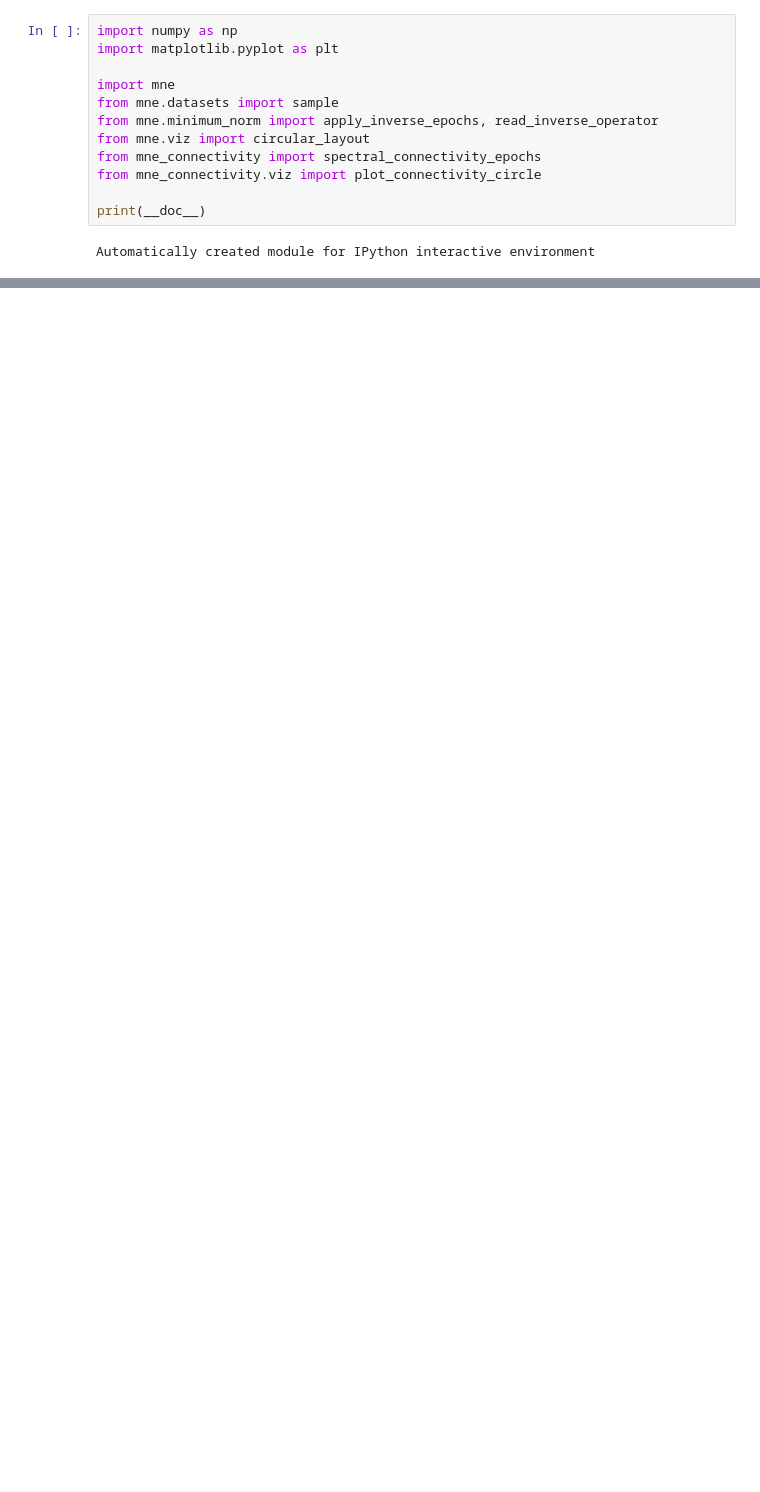
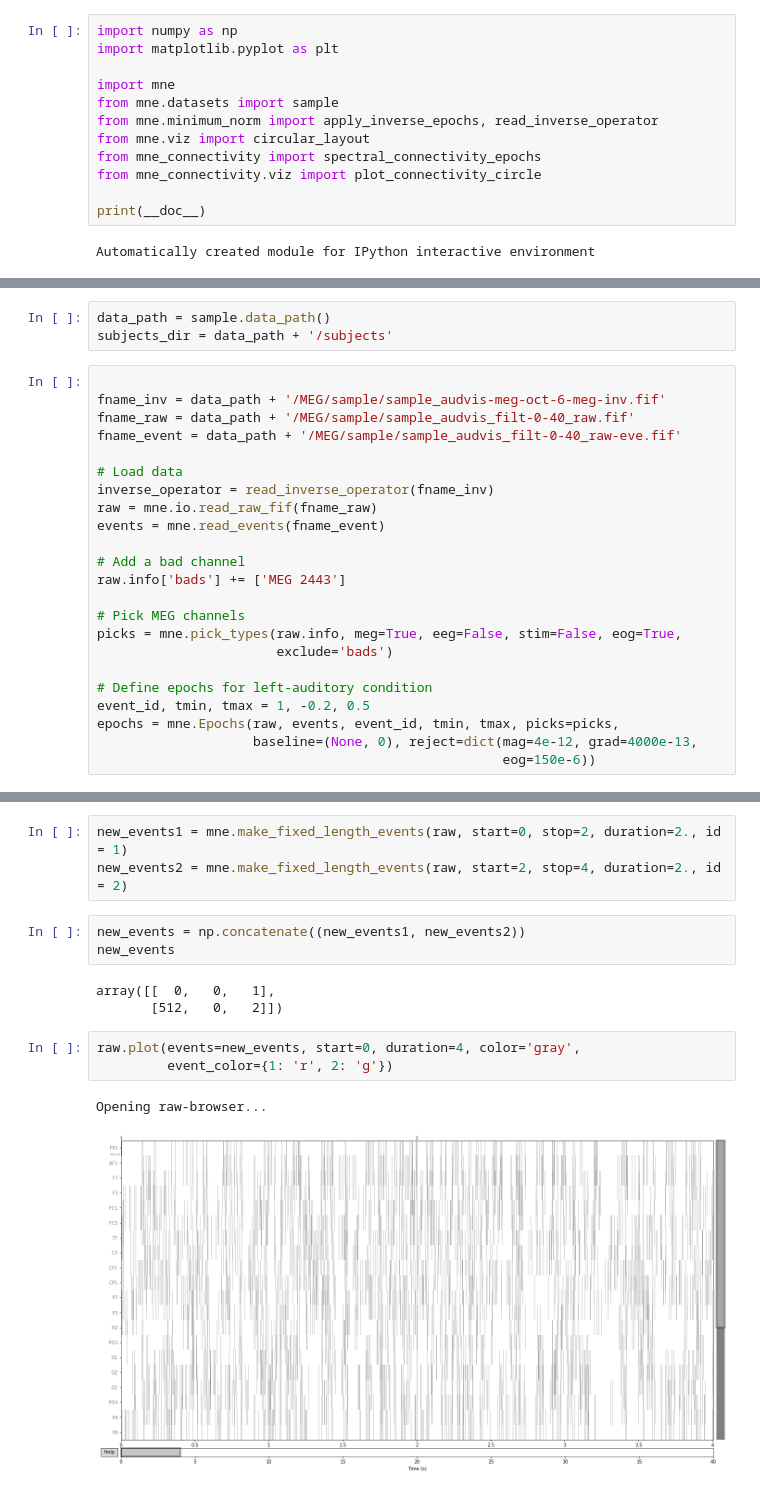
Before and after one commit to habom2310/eeg-connectivity-analysis, a Jupyter notebook: Untitled.ipynb, the cells around one changed output, grey strips where cells are left out. Cells and saved outputs as stored; diff of their text form; blank space fills up the shorter version.

```diff
--- a/Untitled.ipynb
+++ b/Untitled.ipynb
@@ -35,0 +39,26 @@ Closing D:\workspace\eeg-connectivity-analysis\Data.fif
+# %%
+data_path = sample.data_path()
+subjects_dir = data_path + '/subjects'
+# %%
+
+fname_inv = data_path + '/MEG/sample/sample_audvis-meg-oct-6-meg-inv.fif'
+fname_raw = data_path + '/MEG/sample/sample_audvis_filt-0-40_raw.fif'
+fname_event = data_path + '/MEG/sample/sample_audvis_filt-0-40_raw-eve.fif'
+
+# Load data
+inverse_operator = read_inverse_operator(fname_inv)
+raw = mne.io.read_raw_fif(fname_raw)
+events = mne.read_events(fname_event)
+
+# Add a bad channel
+raw.info['bads'] += ['MEG 2443']
+
+# Pick MEG channels
+picks = mne.pick_types(raw.info, meg=True, eeg=False, stim=False, eog=True,
+                       exclude='bads')
+
+# Define epochs for left-auditory condition
+event_id, tmin, tmax = 1, -0.2, 0.5
+epochs = mne.Epochs(raw, events, event_id, tmin, tmax, picks=picks,
+                    baseline=(None, 0), reject=dict(mag=4e-12, grad=4000e-13,
+                                                    eog=150e-6))
@@ -174,0 +197,15 @@ Opening raw-browser...
+# %%
+new_events1 = mne.make_fixed_length_events(raw, start=0, stop=2, duration=2., id = 1)
+new_events2 = mne.make_fixed_length_events(raw, start=2, stop=4, duration=2., id = 2)
+# %%
+new_events = np.concatenate((new_events1, new_events2))
+new_events
+# %% [output]
+array([[  0,   0,   1],
+       [512,   0,   2]])
+# %%
+raw.plot(events=new_events, start=0, duration=4, color='gray',
+         event_color={1: 'r', 2: 'g'})
+# %% [output]
+Opening raw-browser...
+[figure, added]
```
Also changed, not shown: parts of 20 cells of this notebook, 3 other files.
